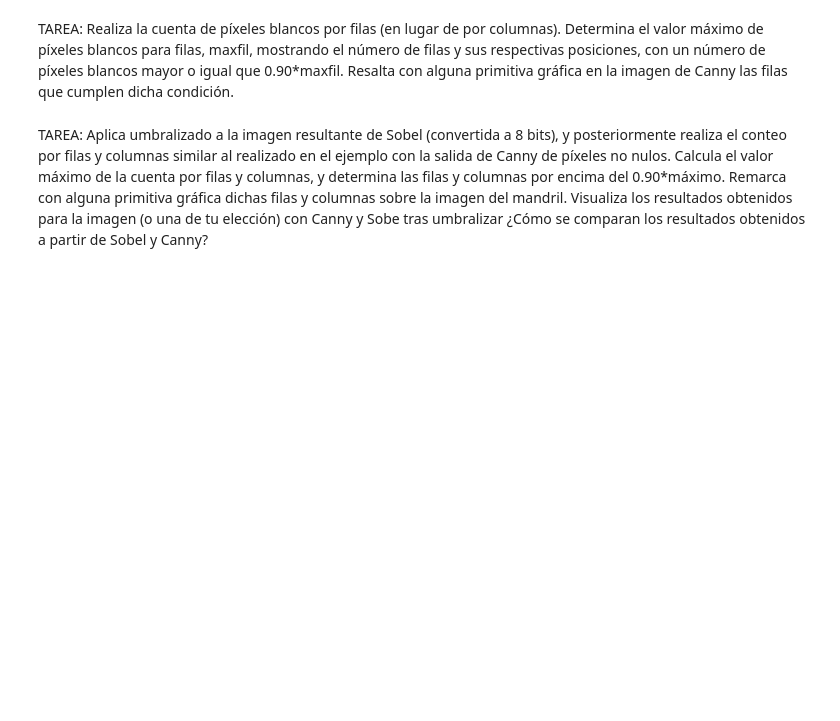
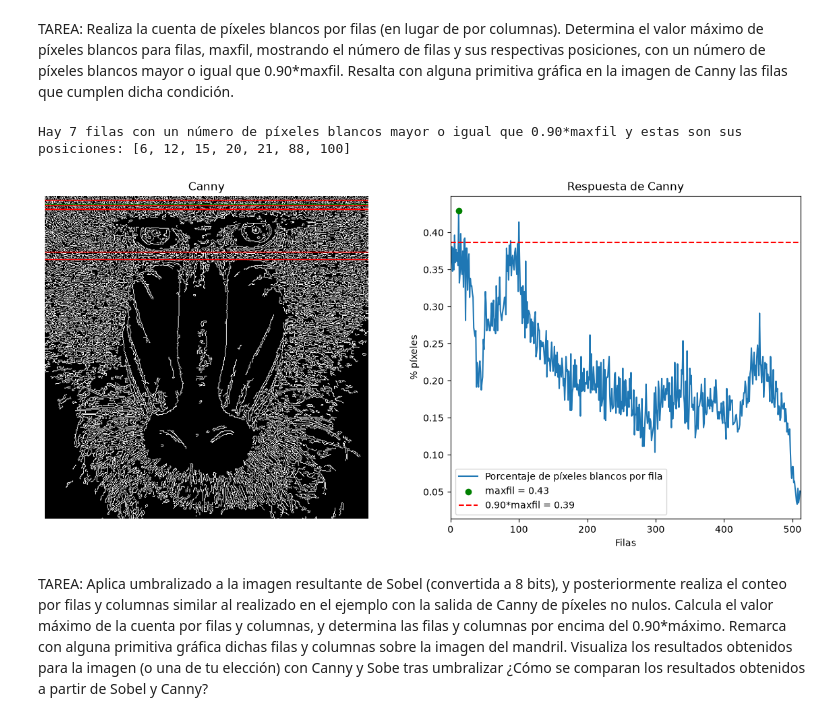
Before and after one commit to UbayBatista/VC, a Jupyter notebook: P2/VC_P2.ipynb, the cells around one changed output. Cells and saved outputs as stored; diff of their text form; code cells hidden in the pictures; blank space fills up the shorter version.

Commit message:
P2: Complete row analysis with threshold reporting and visualization

```diff
--- a/P2/VC_P2.ipynb
+++ b/P2/VC_P2.ipynb
@@ -8,30 +8,72 @@ from PIL import Image, ImageDraw, ImageFont
 # %% [markdown]
 TAREA: Realiza la cuenta de píxeles blancos por filas (en lugar de por columnas). Determina el valor máximo de píxeles blancos para filas, maxfil, mostrando el número de filas y sus respectivas posiciones, con un número de píxeles blancos mayor o igual que 0.90*maxfil. Resalta con alguna primitiva gráfica en la imagen de Canny las filas que cumplen dicha condición.
 # %%
-#Lee imagen de archivo
-img = cv2.imread('mandril.jpg')
+# Leemos la imagen del archivo
+img = cv2.imread('images/mandril.jpg')
 
-#Conversión de la imagen a niveles de grises de la imagen original en BGR
-gris = cv2.cvtColor(img, cv2.COLOR_BGR2GRAY)
+# Si hay lectura correcta
+if img is not None:
+    # Conversión de la imagen a niveles de grises de la imagen original en BGR
+    gris = cv2.cvtColor(img, cv2.COLOR_BGR2GRAY)
 
-canny = cv2.Canny(gris, 100, 200) #prueba a jugar con umbrales (entre 0 y 255)
+    # Obtenemos los contornos con el operador de Canny
+    canny = cv2.Canny(gris, 100, 200)
 
-rows= cv2.reduce(canny, 1, cv2.REDUCE_SUM, dtype=cv2.CV_32SC1)
-rows = rows.flatten()  # Aplanar el array para que sea unidimensional
+    # Contamos el número de píxeles blancos (255) por fila
+    # Sumamos los valores de los pixeles por fila
+    row_counts = cv2.reduce(canny, 1, cv2.REDUCE_SUM, dtype=cv2.CV_32SC1)
+    row_counts = row_counts.flatten()  # Aplanamos el array para que sea unidimensional
 
-maxfil = rows.max()
+    # Normalizamos en base al número de columnas, segundo valor devuelto por shape, y al valor máximo del píxel (255)
+    # El resultado será el número de píxeles blancos por fila
+    rows = row_counts / (255 * canny.shape[1])
 
-#Muestra dicha cuenta gráficamente
-plt.figure()
-plt.axis("off")
-plt.title("Canny")
-for i in range(len(rows)):
-    if rows[i] >= maxfil*0.9:
-        plt.axhline(y=i, color='r', linestyle='-')  #Muestra las filas que superan el 90% del valor máximo
-plt.imshow(canny, cmap='gray')
-plt.savefig('/home/sergio/GitHub/VC/P2/images/exercise1.png',
-            bbox_inches='tight',
-            pad_inches=0)
+    # Obtenemos el valor máximo de píxeles blancos para filas
+    maxfil = rows.max()
+
+    # Obtenemos el índice de la fila con el máximo número de píxeles blancos
+    idx_maxfil = np.where(rows == maxfil)[0][0]
+
+    # Creamos una lista para almacenar los índices de las filas que cumplen el umbral
+    idx_rows_threshold = []
+
+    # Mostramos dicha cuenta gráficamente
+    plt.figure(figsize=(12, 6))
+    plt.subplot(1, 2, 1)
+    plt.axis("off")
+    plt.title("Canny")
+    for i in range(len(rows)):
+        if rows[i] >= maxfil*0.9:
+            idx_rows_threshold.append(i)                                 # Añadimos el índice de la fila que cumple el umbral a la lista
+
+            if i == idx_maxfil:
+                plt.axhline(y=i, color='g', linestyle='-', linewidth=1)  # Mostramos la fila con el máximo número de píxeles blancos
+            else:
+                plt.axhline(y=i, color='r', linestyle='-', linewidth=1)  # Mostramos las filas que superan el 90% del valor máximo
+    plt.imshow(canny, cmap='gray')
+
+    # Calculamos el umbral como el 90% del valor máximo de píxeles blancos por fila
+    umbral = maxfil * 0.9
+
+    plt.subplot(1, 2, 2)
+    plt.title("Respuesta de Canny")
+    plt.xlabel("Filas")
+    plt.ylabel("% píxeles")
+    plt.plot(rows, label='Porcentaje de píxeles blancos por fila')
+    plt.scatter(idx_maxfil, maxfil, color='g', zorder=5, label=f'maxfil = {maxfil:.2f}')  # Marcamos el máximo con un punto verde
+    plt.axhline(y=umbral, color='r', linestyle='--', label=f'0.90*maxfil = {umbral:.2f}')  # Línea horizontal para el umbral
+    # Rango en x definido por las filas
+    plt.xlim([0, canny.shape[0]])
+    plt.legend()
+    plt.tight_layout(pad=2.0, w_pad=3.0) # Ajustamos el espaciado entre subplots
+
+    print(f"Hay {len(idx_rows_threshold)} filas con un número de píxeles blancos mayor o igual que 0.90*maxfil y estas son sus posiciones: {idx_rows_threshold}")
+
+else:
+    print('Imagen no encontrada')
+# %% [output]
+Hay 7 filas con un número de píxeles blancos mayor o igual que 0.90*maxfil y estas son sus posiciones: [6, 12, 15, 20, 21, 88, 100]
+[figure, added]
 # %% [markdown]
 TAREA: Aplica umbralizado a la imagen resultante de Sobel (convertida a 8 bits), y posteriormente realiza el conteo por filas y columnas similar al realizado en el ejemplo con la salida de Canny de píxeles no nulos. Calcula el valor máximo de la cuenta por filas y columnas, y determina las filas y columnas por encima del 0.90*máximo. Remarca con alguna primitiva gráfica dichas filas y columnas sobre la imagen del mandril. Visualiza los resultados obtenidos para la imagen (o una de tu elección) con Canny y Sobe tras umbralizar ¿Cómo se comparan los resultados obtenidos a partir de Sobel y Canny?
 # %% [markdown]
```
Also changed, not shown: 2 other files.
